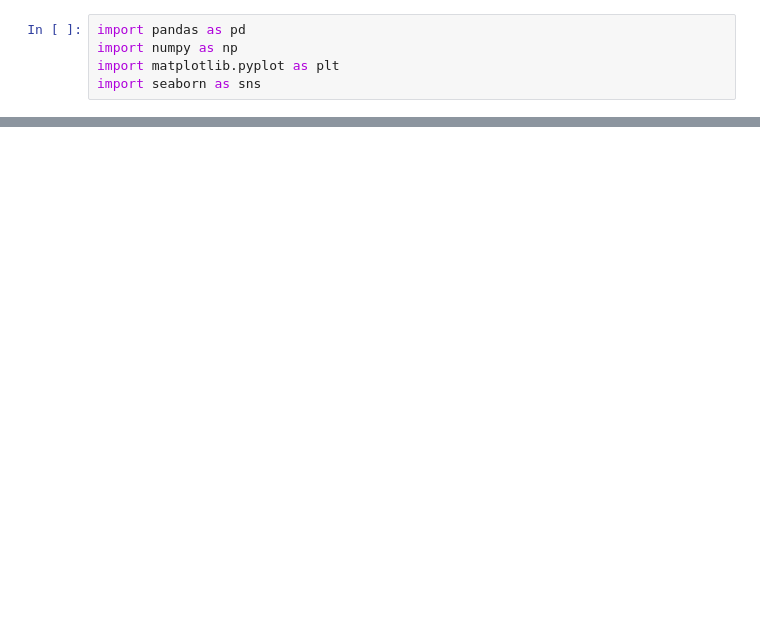
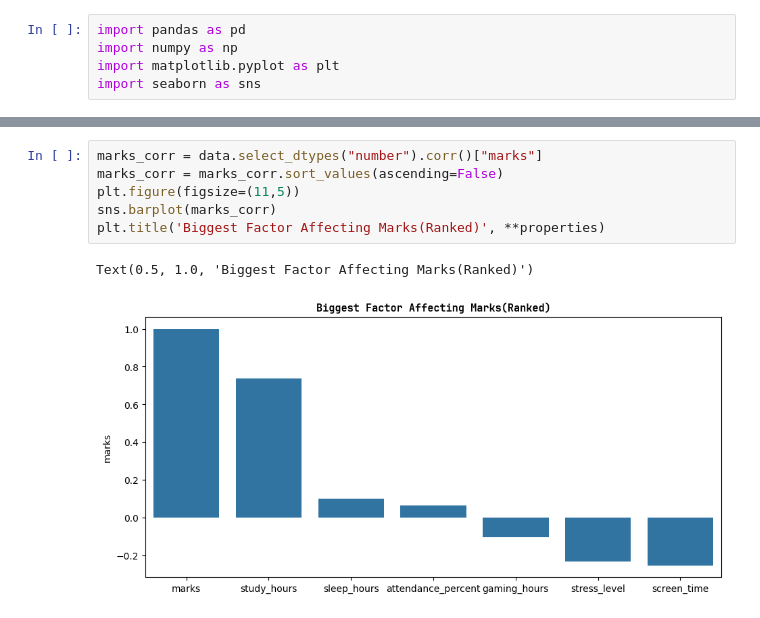
Before and after one commit to mrjaykayy/student_performance, a Jupyter notebook: students_analysis.ipynb, the cells around one changed output, grey strips where cells are left out. Cells and saved outputs as stored; diff of their text form; blank space fills up the shorter version.

```diff
--- a/students_analysis.ipynb
+++ b/students_analysis.ipynb
@@ -58,0 +69,9 @@ Text(0.5, 0, 'Sleep Hours')
+# %%
+marks_corr = data.select_dtypes("number").corr()["marks"]
+marks_corr = marks_corr.sort_values(ascending=False)
+plt.figure(figsize=(11,5))
+sns.barplot(marks_corr)
+plt.title('Biggest Factor Affecting Marks(Ranked)', **properties)
+# %% [output]
+Text(0.5, 1.0, 'Biggest Factor Affecting Marks(Ranked)')
+[figure, added]
```
Also changed, not shown: parts of 13 cells of this notebook, 7 other files.
